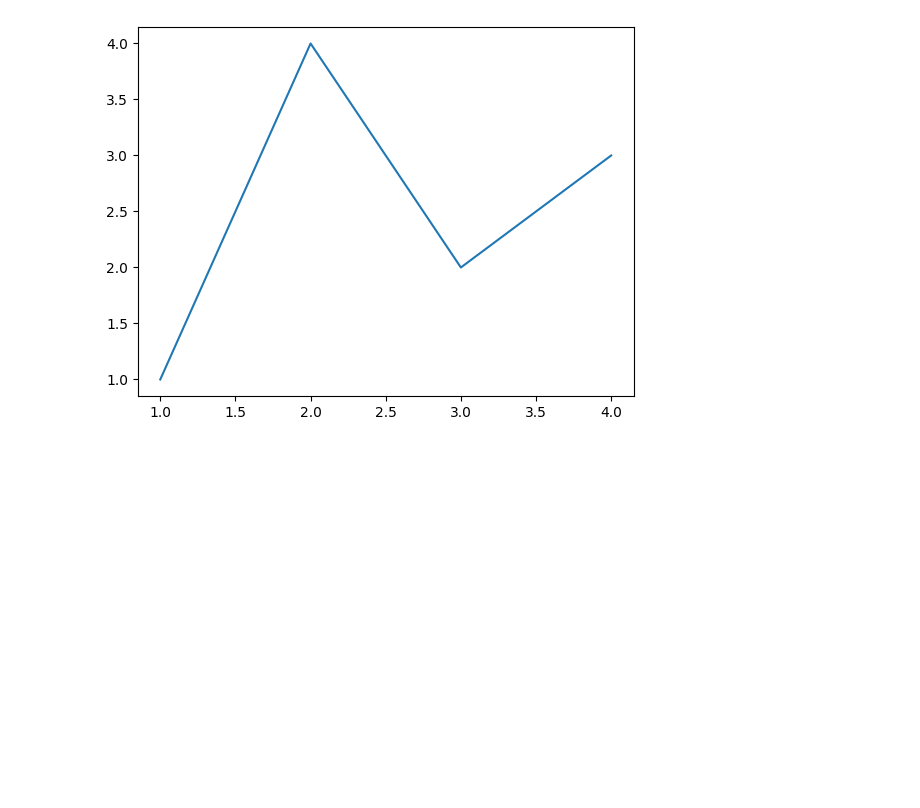
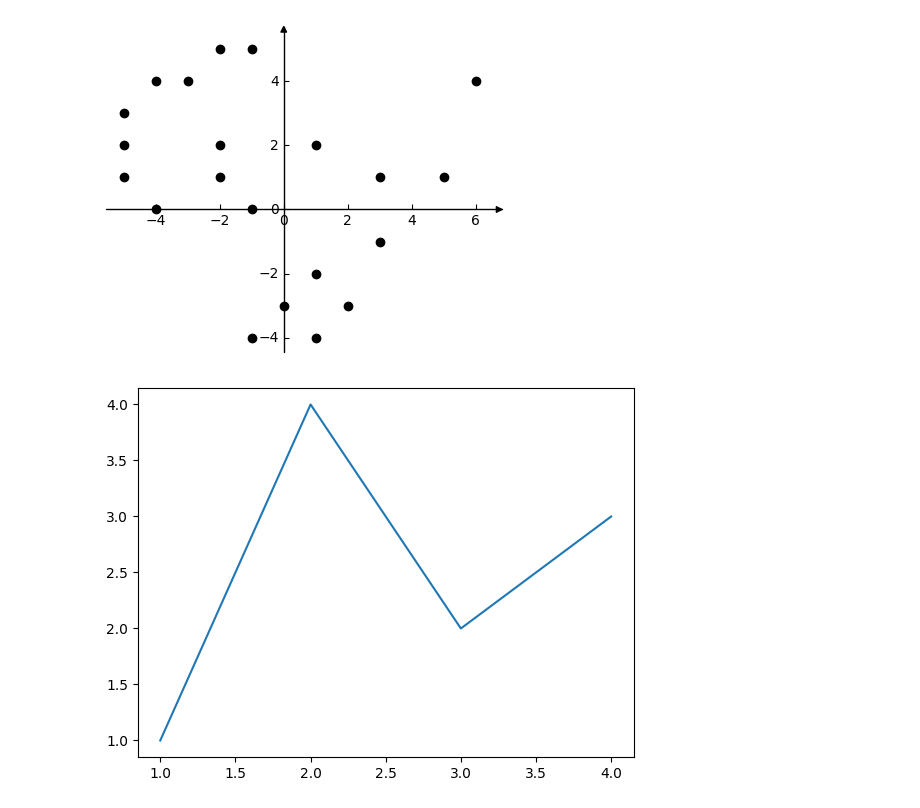
Before and after one commit to Kislovskiy/ChartCraftHub, a Jupyter notebook: src/chartcrafthub/chapter_2_0.ipynb, the cells around one changed output. Saved outputs shown, nothing was run; the diff lists cells and outputs as text; code cells hidden in the pictures; blank space fills up the shorter version.

```diff
--- a/src/chartcrafthub/chapter_2_0.ipynb
+++ b/src/chartcrafthub/chapter_2_0.ipynb
@@ -3,3 +98,50 @@
+# %%
+dino_vectors = (
+    (6, 4),
+    (3, 1),
+    (1, 2),
+    (-1, 5),
+    (-2, 5),
+    (-3, 4),
+    (-4, 4),
+    (-5, 3),
+    (-5, 2),
+    (-2, 2),
+    (-5, 1),
+    (-4, 0),
+    (-2, 1),
+    (-1, 0),
+    (0, -3),
+    (-1, -4),
+    (1, -4),
+    (2, -3),
+    (1, -2),
+    (3, -1),
+    (5, 1),
+)
+# %%
+from matplotlib import pyplot as plt
+from mpl_toolkits.axisartist.axislines import AxesZero
+
+fig = plt.figure(figsize=(5, 5))
+ax = fig.add_subplot(axes_class=AxesZero)
+
+for direction in ["xzero", "yzero"]:
+    # adds arrows at the ends of each axis
+    ax.axis[direction].set_axisline_style("-|>")
+    # adds X and Y-axis from the origin
+    ax.axis[direction].set_visible(True)
+
+for direction in ["left", "right", "bottom", "top"]:
+    # hides borders
+    ax.axis[direction].set_visible(False)
+
+for x, y in dino_vectors:
+    ax.scatter(x, y, color="black")
+
+ax.set_aspect("equal")
+# %% [output]
+[figure, added]
 # %%
 from aquarel import load_theme
 from matplotlib import pyplot as plt
```
Also changed, not shown: parts of 7 cells of this notebook, 2 other files.
